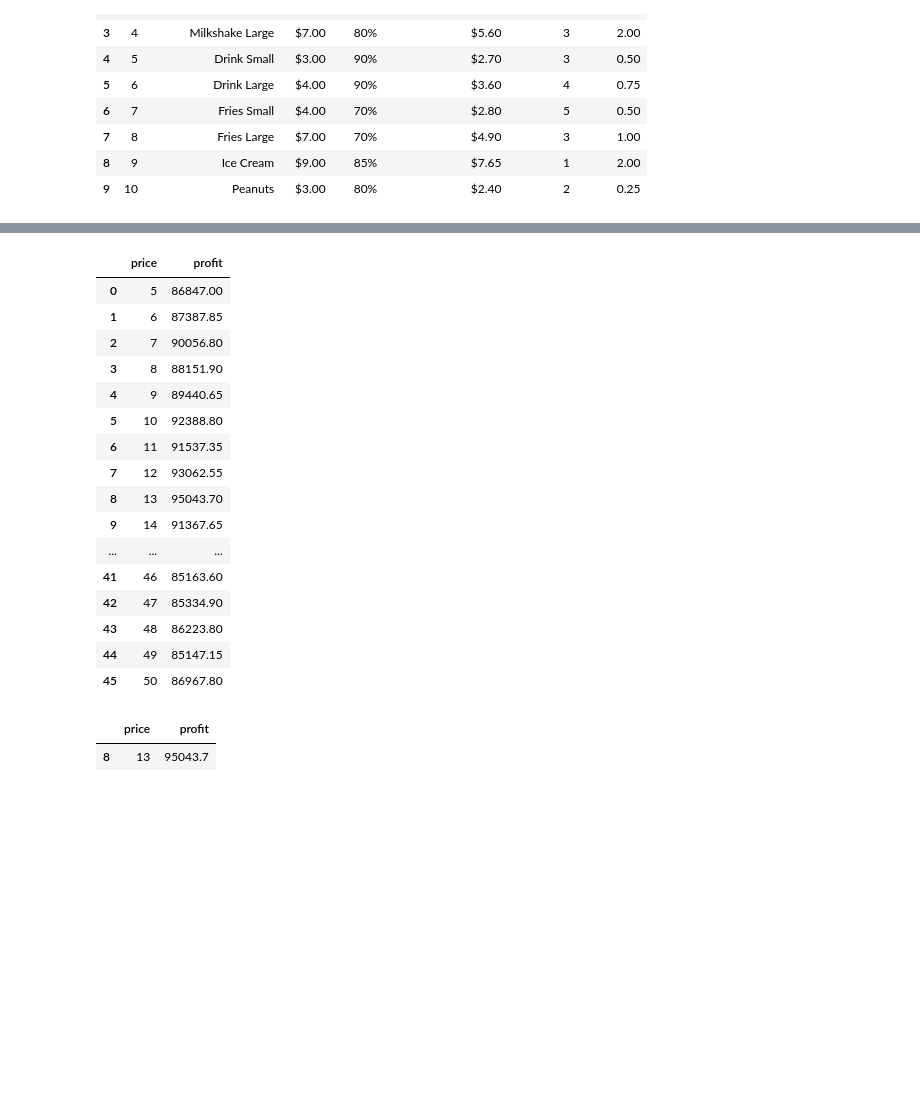
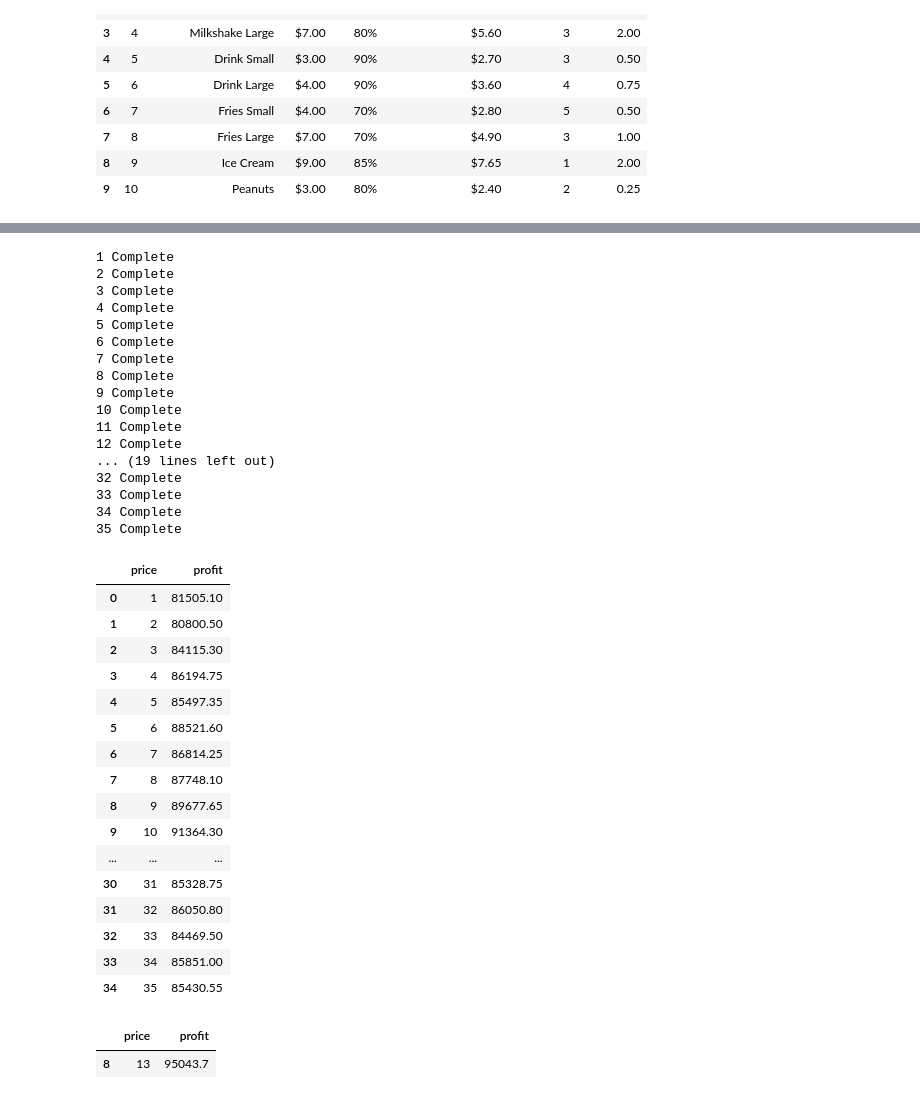
Before and after one commit to MichaelRocchio/MSDS_460, a Jupyter notebook: Term_Assignment/term_assign.ipynb, the cells around one changed output, grey strips where cells are left out. Drawn from its saved outputs; the diff is of its cells as text; code cells hidden in the pictures; blank space fills up the shorter version.

```diff
--- a/Term_Assignment/term_assign.ipynb
+++ b/Term_Assignment/term_assign.ipynb
@@ -24,12 +24,12 @@ random.seed(RANDOM_SEED)
 
 PERCENT_SUBSCRIBERS = 0.10  # Percentage of customers who are subscribers
 PREMIUM_MEMBERSHIP_PRICE = 20  # Adjustable premium membership price
-NUM_CUSTOMERS = 5000  # Total number of unique customers in the customer base
+NUM_CUSTOMERS = 1000  # Total number of unique customers in the customer base
 
 
 customer_ids = range(1, NUM_CUSTOMERS + 1)
 is_subscriber = np.random.rand(NUM_CUSTOMERS) < PERCENT_SUBSCRIBERS
-price_tolerance = np.random.normal(15, 2, NUM_CUSTOMERS)  # Normal dist with mean 20 and std 5
+price_tolerance = np.random.normal(20, 5, NUM_CUSTOMERS)  # Normal dist with mean 20 and std 5
 customer_base_df = pd.DataFrame({
     'CustomerID': customer_ids,
     'IsSubscriber': is_subscriber,
@@ -56,9 +56,9 @@ customer_base_df
 np.random.seed(RANDOM_SEED)
 random.seed(RANDOM_SEED)
 
-DAYS_IN_SIMULATION = 30 * 2
+DAYS_IN_SIMULATION = 30
 SIMULATION_TIME_PER_DAY = 8 * 60  # 8 hours per day in minutes
-ARRIVAL_RATE = 1  # Average time between arrivals
+ARRIVAL_RATE = 2  # Average time between arrivals
 MAX_QUEUE_LENGTH_REGULAR = 5  # Maximum queue length before regular customers start balking
 MAX_QUEUE_LENGTH_IMPATIENT = 3  # Maximum queue length for impatient customers
 RENEGING_TIME_REGULAR = 8  # Time after which a regular customer may renege
@@ -181,20 +204,0 @@ def calculate_profit(row, menu):
-# %%
-for i in range(1, 8):
-    df[f'item{i}'] = df[f'item{i}'].fillna(0).astype(int)
-
-try:
-    menu_df['Gross Profit Per Item']=pd.to_numeric(menu_df['Gross Profit Per Item'].str.replace('$',''))
-except:
-    pass
-def calculate_profit(row, menu):
-    total_profit = 0.0
-    for i in range(1, 8):
-        item_id = row[f'item{i}']
-        if item_id!=0:
-            profit = menu.loc[menu['ID'] == item_id, 'Gross Profit Per Item'].values[0]
-            total_profit += profit
-    return total_profit
-
-# df['profit'] = df.apply(lambda row: calculate_profit(row, menu_df), axis=1)
-df.to_csv("simulation.csv")
-df
@@ -356,32 +312,50 @@ AttributeError: Can't pickle local object 'parallel_profit_calculation.<locals>.
 # %%
 profits = []
 price= []
 
-for prices in range(1, 51):
+for prices in range(1, 36):
     profit = run_simulation_for_price(prices, customer_base_df)
     profits.append(profit)
     price.append(prices)
+    print("{} Complete".format(prices))
 
 sim_df1 = pd.DataFrame({'price': price, 'profit': profits})
 sim_df1
 # %% [output]
+1 Complete
+2 Complete
+3 Complete
+4 Complete
+5 Complete
+6 Complete
+7 Complete
+8 Complete
+9 Complete
+10 Complete
+11 Complete
+12 Complete
+... (19 lines left out)
+32 Complete
+33 Complete
+34 Complete
+35 Complete
 |  | price | profit |
-| 0 | 5 | 86847.00 |
-| 1 | 6 | 87387.85 |
-| 2 | 7 | 90056.80 |
-| 3 | 8 | 88151.90 |
-| 4 | 9 | 89440.65 |
-| 5 | 10 | 92388.80 |
-| 6 | 11 | 91537.35 |
-| 7 | 12 | 93062.55 |
-| 8 | 13 | 95043.70 |
-| 9 | 14 | 91367.65 |
+| 0 | 1 | 81505.10 |
+| 1 | 2 | 80800.50 |
+| 2 | 3 | 84115.30 |
+| 3 | 4 | 86194.75 |
+| 4 | 5 | 85497.35 |
+| 5 | 6 | 88521.60 |
+| 6 | 7 | 86814.25 |
+| 7 | 8 | 87748.10 |
+| 8 | 9 | 89677.65 |
+| 9 | 10 | 91364.30 |
 | ... | ... | ... |
-| 41 | 46 | 85163.60 |
-| 42 | 47 | 85334.90 |
-| 43 | 48 | 86223.80 |
-| 44 | 49 | 85147.15 |
-| 45 | 50 | 86967.80 |
+| 30 | 31 | 85328.75 |
+| 31 | 32 | 86050.80 |
+| 32 | 33 | 84469.50 |
+| 33 | 34 | 85851.00 |
+| 34 | 35 | 85430.55 |
 # %%
 sim_df1[sim_df1['profit']==sim_df1['profit'].max()]
 # %% [output]
```
Also changed, not shown: parts of 16 cells of this notebook, 7 other files.
